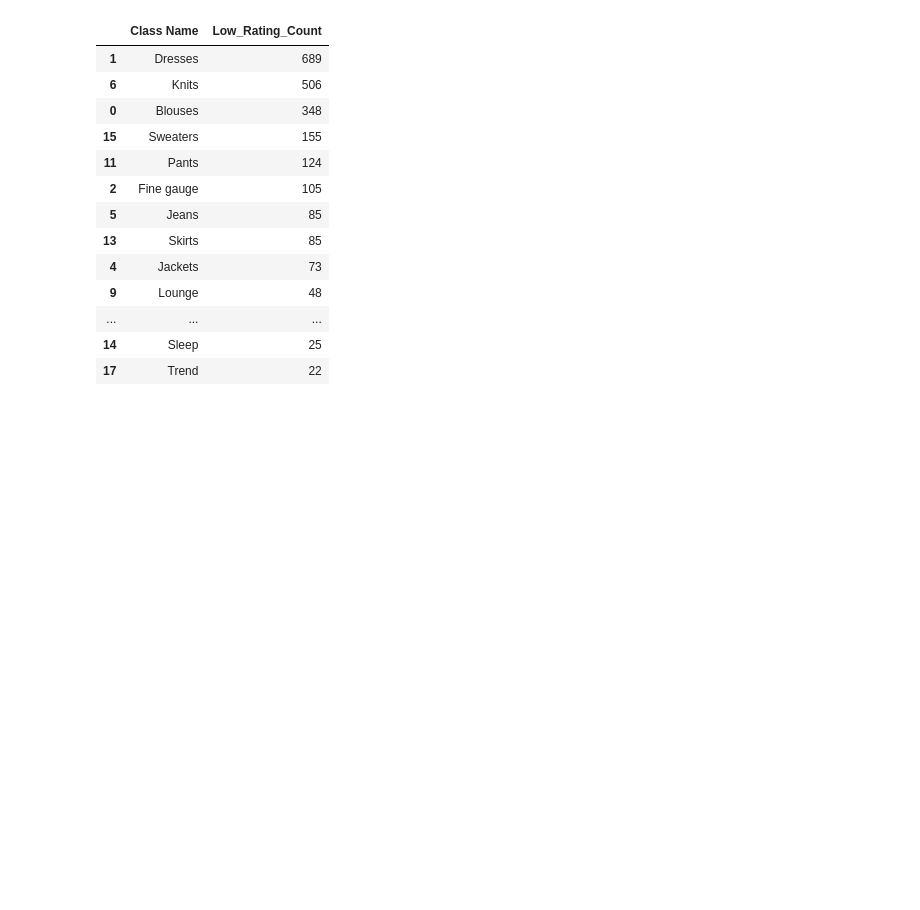
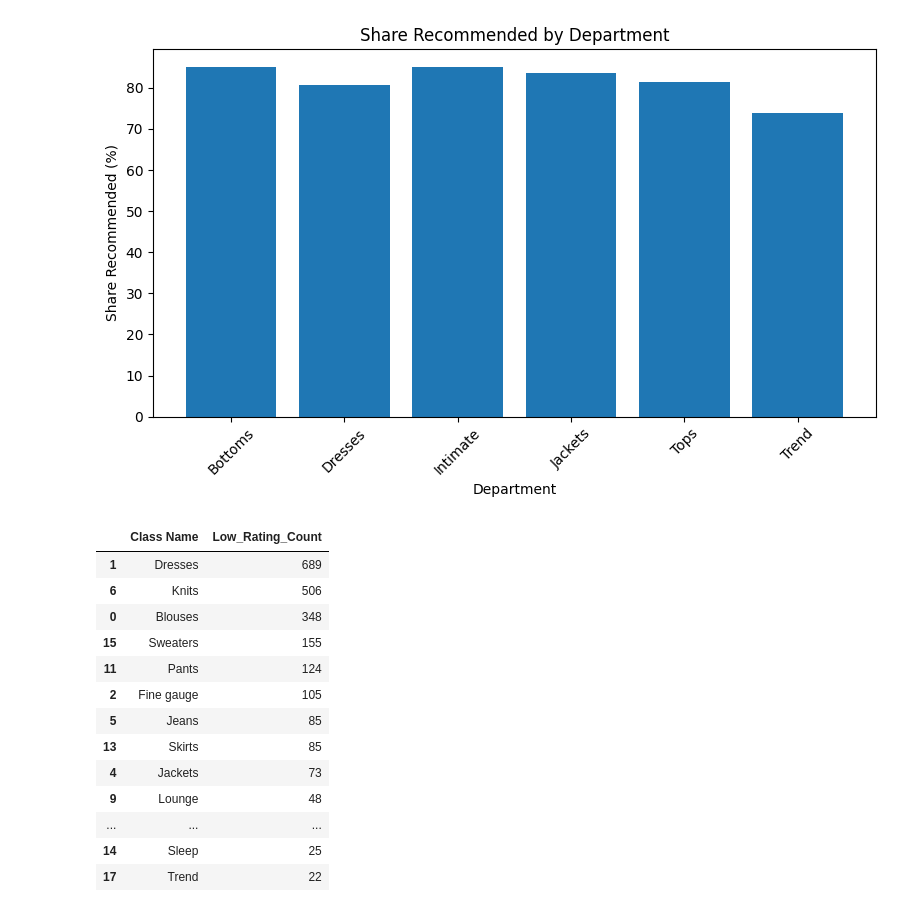
Before and after one commit to sivanishanth10/caspad-data-ai-engineer, a Jupyter notebook: notebooks/02_part_b.ipynb, the cells around one changed output. Cells and saved outputs as stored; diff of their text form; code cells hidden in the pictures; blank space fills up the shorter version.

```diff
--- a/notebooks/02_part_b.ipynb
+++ b/notebooks/02_part_b.ipynb
@@ -16,6 +18,9 @@ df.head()
 # %%
+#department-level analysis: average rating and share recommended
+
 department_summary = (
-    df.groupby("Department Name")
+    df[df["Department Name"] != "Unknown"]
+    .groupby("Department Name")
     .agg(
         Average_Rating=("Rating", "mean"),
         Share_Recommended=("Recommended IND", "mean")
@@ -27,5 +32,8 @@ department_summary["Share_Recommended"] = (
     department_summary["Share_Recommended"] * 100
 )
 
+print("Department reviews:",
+      df[df["Department Name"] != "Unknown"].shape[0])
+
 department_summary
 # %% [output]
@@ -72 +126,19 @@ class_summary
+# %%
+#Share recommended by department
+
+plt.figure(figsize=(8, 5))
+
+plt.bar(
+    department_summary["Department Name"],
+    department_summary["Share_Recommended"]
+)
+
+plt.xlabel("Department")
+plt.ylabel("Share Recommended (%)")
+plt.title("Share Recommended by Department")
+plt.xticks(rotation=45)
+plt.tight_layout()
+plt.show()
+# %% [output]
+[figure, added]
 # %%
```
Also changed, not shown: parts of 22 cells of this notebook, 10 other files.
